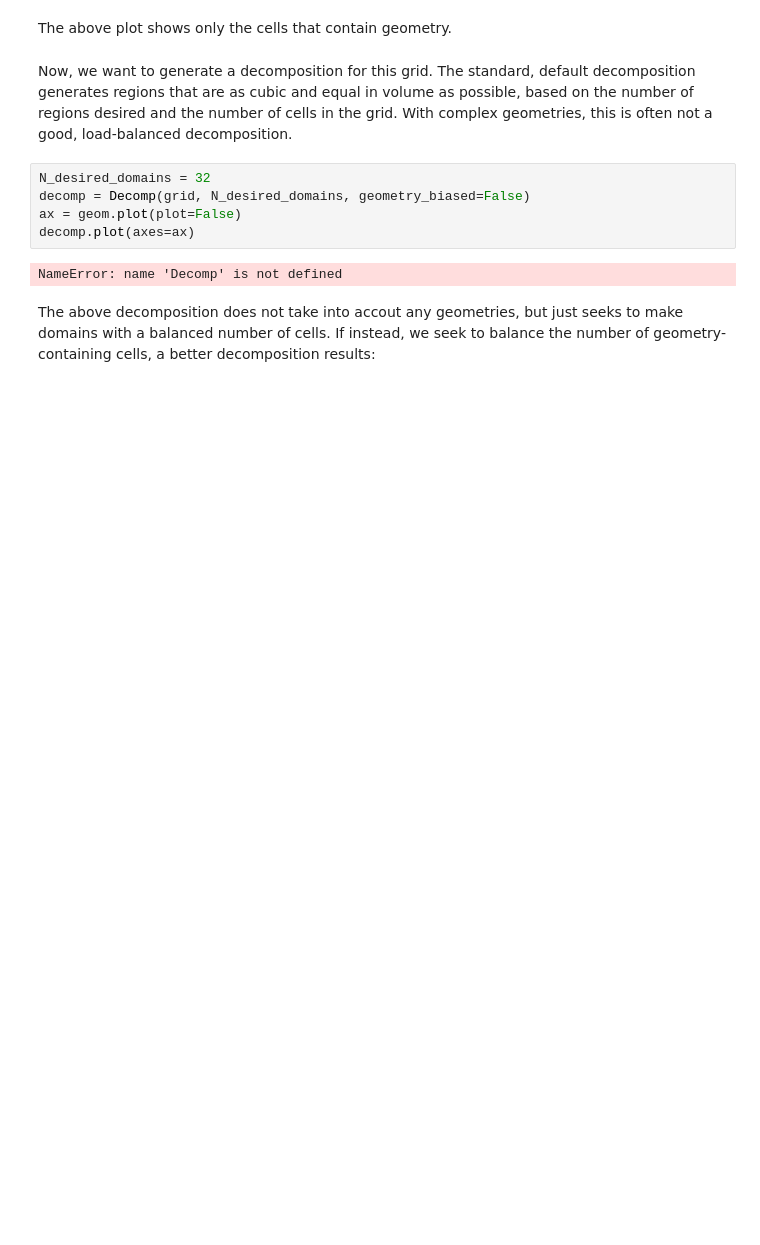
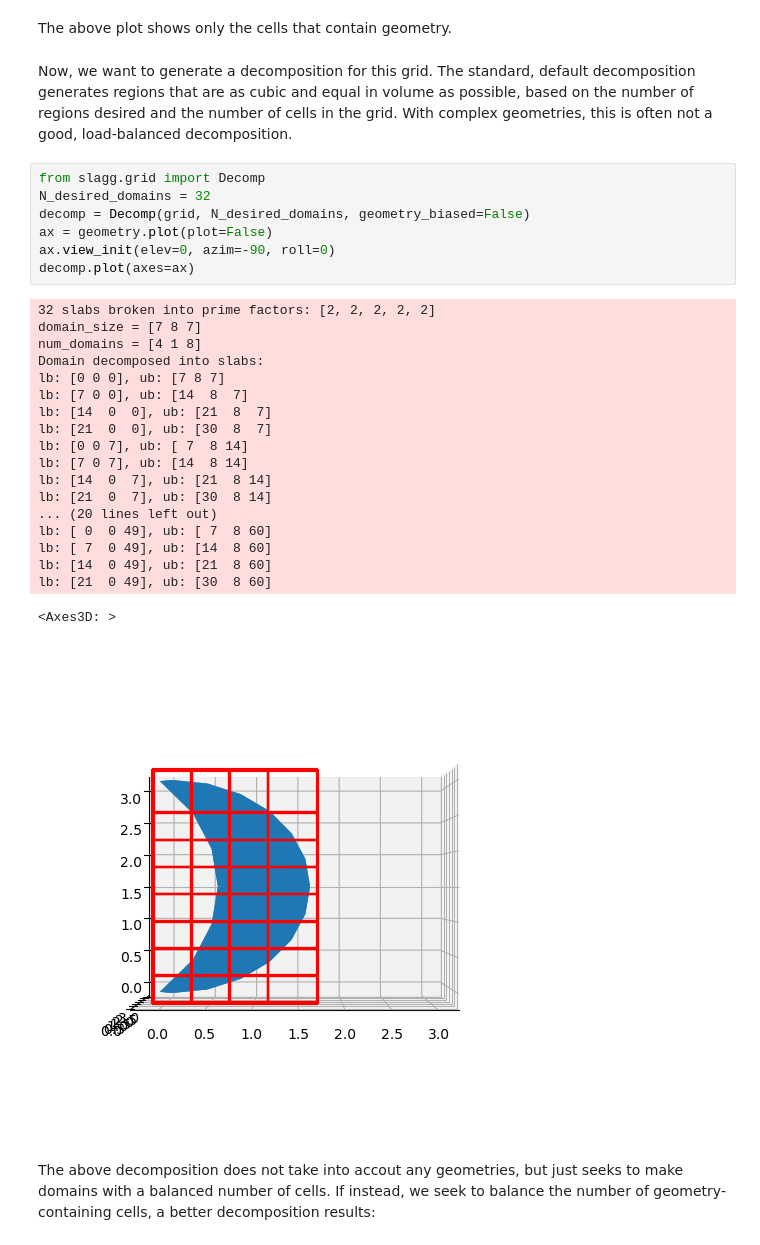
Before and after one commit to JarrodLeddy/slagg, a Jupyter notebook: demos/decomp_tutorial.ipynb, the cells around one changed output. Cells and saved outputs as stored; diff of their text form; blank space fills up the shorter version.

```diff
--- a/demos/decomp_tutorial.ipynb
+++ b/demos/decomp_tutorial.ipynb
@@ -24,12 +36,32 @@ The above plot shows only the cells that contain geometry.
 # %% [markdown]
 Now, we want to generate a decomposition for this grid.  The standard, default decomposition generates regions that are as cubic and equal in volume as possible, based on the number of regions desired and the number of cells in the grid.  With complex geometries, this is often not a good, load-balanced decomposition.
 # %%
+from slagg.grid import Decomp
 N_desired_domains = 32
 decomp = Decomp(grid, N_desired_domains, geometry_biased=False)
-ax = geom.plot(plot=False)
+ax = geometry.plot(plot=False)
+ax.view_init(elev=0, azim=-90, roll=0)
 decomp.plot(axes=ax)
 # %% [output]
-NameError: name 'Decomp' is not defined
+32 slabs broken into prime factors: [2, 2, 2, 2, 2]
+domain_size = [7 8 7]
+num_domains = [4 1 8]
+Domain decomposed into slabs:
+lb: [0 0 0], ub: [7 8 7]
+lb: [7 0 0], ub: [14  8  7]
+lb: [14  0  0], ub: [21  8  7]
+lb: [21  0  0], ub: [30  8  7]
+lb: [0 0 7], ub: [ 7  8 14]
+lb: [7 0 7], ub: [14  8 14]
+lb: [14  0  7], ub: [21  8 14]
+lb: [21  0  7], ub: [30  8 14]
+... (20 lines left out)
+lb: [ 0  0 49], ub: [ 7  8 60]
+lb: [ 7  0 49], ub: [14  8 60]
+lb: [14  0 49], ub: [21  8 60]
+lb: [21  0 49], ub: [30  8 60]
+<Axes3D: >
+[figure, added]
 # %% [markdown]
 The above decomposition does not take into accout any geometries, but just seeks to make domains with a balanced number of cells.  If instead, we seek to balance the number of geometry-containing cells, a better decomposition results:
 # %%
```
Also changed, not shown: parts of 5 cells of this notebook, 4 other files.
